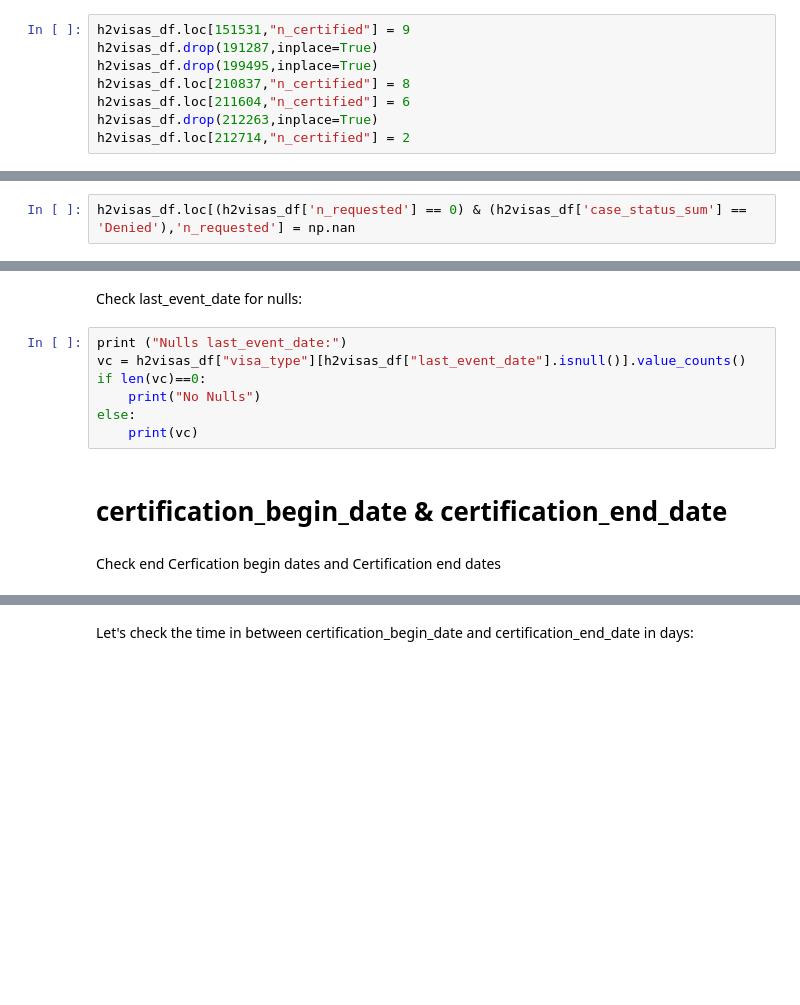
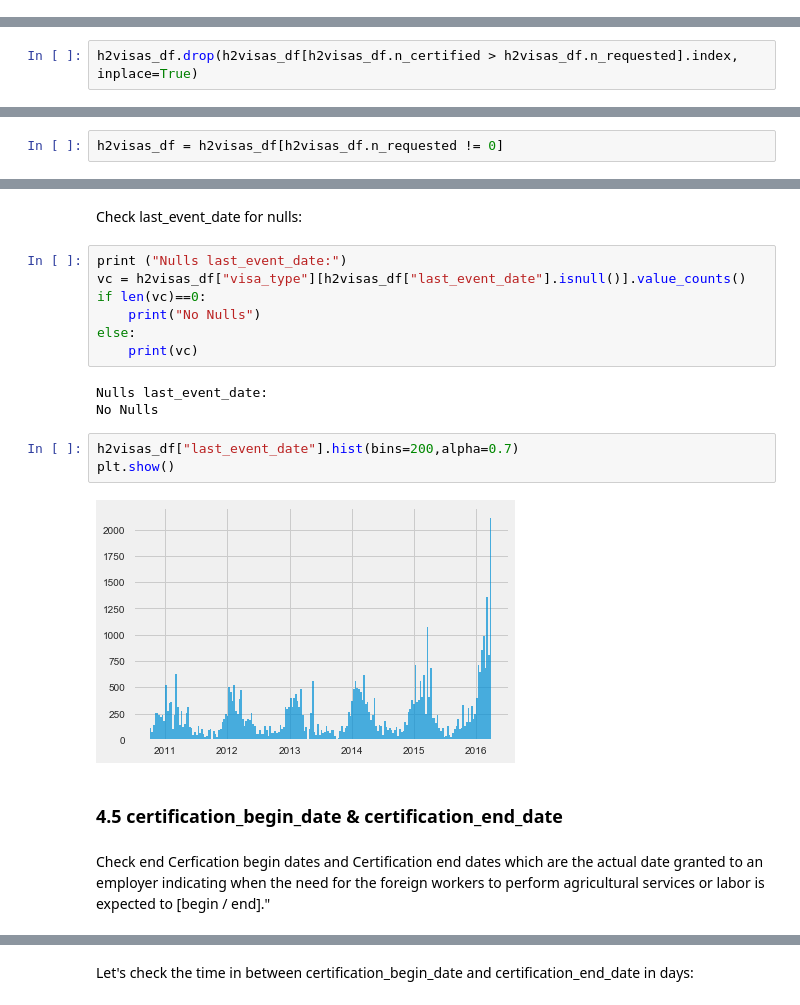
Before and after one commit to nachocarracedo/portfolio, a Jupyter notebook: H2_Visas/h2_visas_analysis.ipynb, the cells around one changed output, grey strips where cells are left out. Saved outputs shown, nothing was run; the diff lists cells and outputs as text; blank space fills up the shorter version.

```diff
--- a/H2_Visas/h2_visas_analysis.ipynb
+++ b/H2_Visas/h2_visas_analysis.ipynb
@@ -380,8 +412,0 @@ As they are very few I'll fix them manually. I'll drop Partials and fix Certifie
-# %%
-h2visas_df.loc[151531,"n_certified"] = 9
-h2visas_df.drop(191287,inplace=True)
-h2visas_df.drop(199495,inplace=True)
-h2visas_df.loc[210837,"n_certified"] = 8
-h2visas_df.loc[211604,"n_certified"] = 6
-h2visas_df.drop(212263,inplace=True)
-h2visas_df.loc[212714,"n_certified"] = 2
@@ -388 +415,3 @@ h2visas_df.loc[212714,"n_certified"] = 2
+# %%
+h2visas_df.drop(h2visas_df[h2visas_df.n_certified > h2visas_df.n_requested].index, inplace=True)
 # %%
@@ -405,3 +450,3 @@ h2visas_df[['case_status_sum','n_requested','n_certified']][h2visas_df['n_reques
 # %%
-h2visas_df.loc[(h2visas_df['n_requested'] == 0) & (h2visas_df['case_status_sum'] == 'Denied'),'n_requested'] = np.nan
+h2visas_df = h2visas_df[h2visas_df.n_requested != 0]
 # %% [markdown]
@@ -422,10 +467,18 @@ if len(vc)==0:
     print("No Nulls")
 else:
     print(vc)
+# %% [output]
+Nulls last_event_date:
+No Nulls
+# %%
+h2visas_df["last_event_date"].hist(bins=200,alpha=0.7)
+plt.show()
+# %% [output]
+[figure, added]
 # %% [markdown]
-# certification_begin_date & certification_end_date
+### 4.5 certification_begin_date & certification_end_date
-# %% [markdown]
-Check end Cerfication begin dates and Certification end dates
+# %% [markdown]
+Check end Cerfication begin dates and Certification end dates which are the actual date granted to an employer indicating when the need for the foreign workers to perform agricultural services or labor is expected to [begin / end]."
 # %%
 print ("Nulls certification_begin_date:")
 vc = h2visas_df["visa_type"][h2visas_df["certification_begin_date"].isnull()].value_counts()
```
Also changed, not shown: parts of 86 cells of this notebook.
